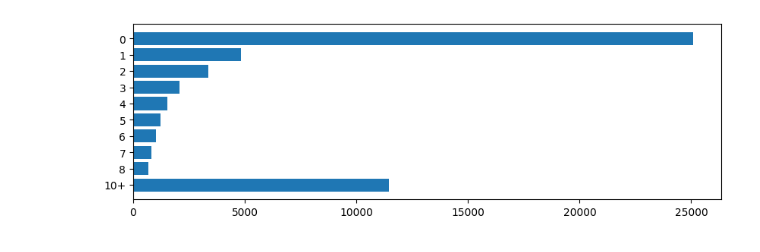
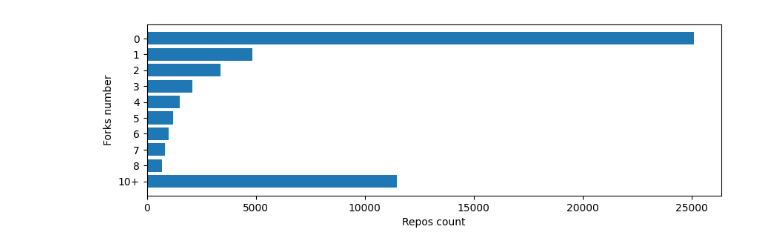
Before and after one commit to Indoc-Research/RS_repos_analysis, a Jupyter notebook: metrics_viz/forks.ipynb, the cells around one changed output. Saved outputs shown, nothing was run; the diff lists cells and outputs as text; code cells hidden in the pictures.

```diff
--- a/metrics_viz/forks.ipynb
+++ b/metrics_viz/forks.ipynb
@@ -19,9 +19,12 @@ hist_count[-1] = numerous_releases
 # %%
 fig, axs = plt.subplots(figsize=(10, 3))
 axs.barh(y=hist_name, width=hist_count)
 axs.yaxis.set_inverted(True)
+axs.set_ylabel("Forks number")
+axs.set_xlabel("Repos count")
+plt.savefig("../figures/forks_count_bar.png", transparent=True)
 # %% [output]
-[figure, old version]
+[figure, new version]
 # %%
 fig, ax = plt.subplots(figsize=(5,5))
 ax.scatter(forks,stars, alpha=0.1, s=10)
```
Also changed, not shown: parts of 4 cells of this notebook, 22 other files.
